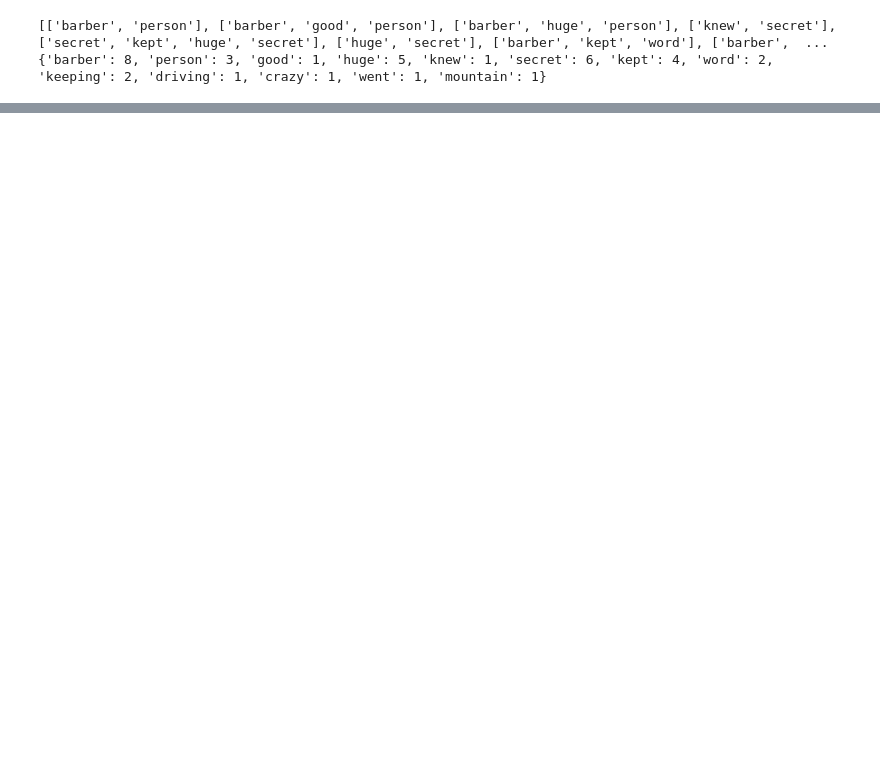
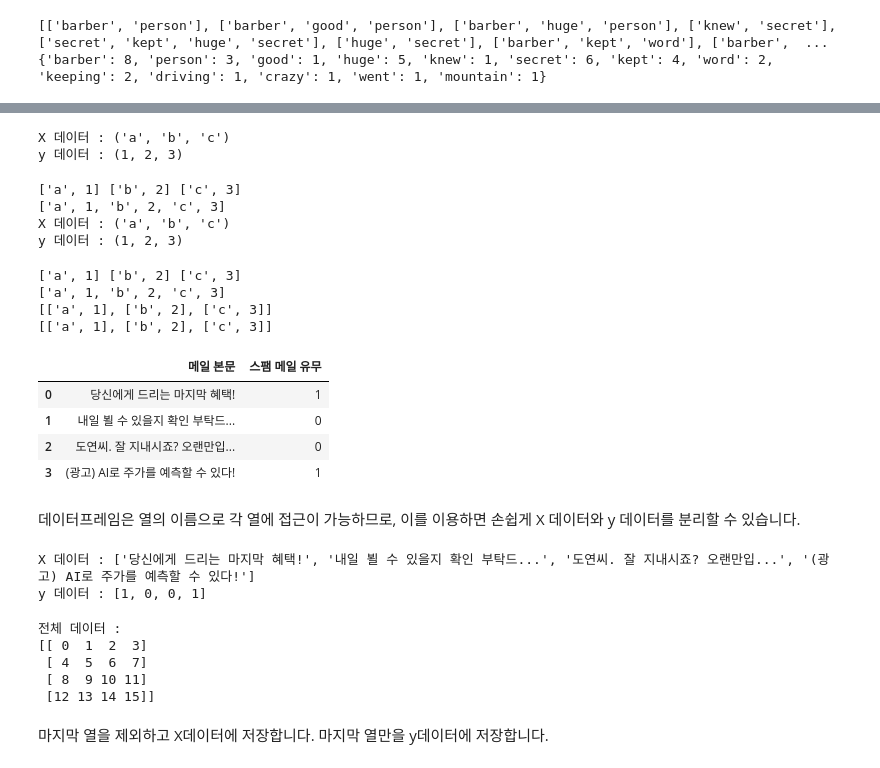
Before and after one commit to SHEWANTSME/album_classification, a Jupyter notebook: NLP_입문_7장까지.ipynb, the cells around one changed output, grey strips where cells are left out. Saved outputs shown, nothing was run; the diff lists cells and outputs as text; code cells hidden in the pictures; blank space fills up the shorter version.

```diff
--- a/NLP_입문_7장까지.ipynb
+++ b/NLP_입문_7장까지.ipynb
@@ -2001,0 +2495,78 @@ print(vocabulary) # 단어 빈도수
+# %%
+# X,y분리
+# 1. zip함수 이용
+X, y = zip(['a', 1], ['b', 2], ['c', 3])
+print('X 데이터 :',X)
+print('y 데이터 :',y)
+# 각 데이터에서 첫번째로 등장한 원소들끼리 묶이고,
+# 두번째로 등장한 원소들끼리 묶인 것을 볼 수 있습니다.
+# %% [output]
+X 데이터 : ('a', 'b', 'c')
+y 데이터 : (1, 2, 3)
+# %%
+# 리스트의 리스트 또는 행렬 또는 뒤에서 배울 개념인 2D 텐서.
+sequences = [['a', 1], ['b', 2], ['c', 3]]
+print(*sequences) # 아 얘는 그냥 맨앞 맨뒤 괄호만 벗기고
+print(sum(sequences,[])) # 얘는 그냥 한방에 묶어주네
+X, y = zip(*sequences)
+print('X 데이터 :',X)
+print('y 데이터 :',y)
+# %% [output]
+['a', 1] ['b', 2] ['c', 3]
+['a', 1, 'b', 2, 'c', 3]
+X 데이터 : ('a', 'b', 'c')
+y 데이터 : (1, 2, 3)
+# %%
+# 헷갈리는거 발생
+xx = [['a', 1], ['b', 2], ['c', 3]]
+print(*xx) # 아 얘는 그냥 맨앞 맨뒤 괄호만 벗기고
+print(sum(xx,[])) # 얘는 그냥 한방에 묶어주네
+
+xxx = [[['a', 1], ['b', 2], ['c', 3]]]
+print(*xxx)
+print(sum(xxx,[]))
+# 왜그럴까 ㅇㅅㅇ?
+# %% [output]
+['a', 1] ['b', 2] ['c', 3]
+['a', 1, 'b', 2, 'c', 3]
+[['a', 1], ['b', 2], ['c', 3]]
+[['a', 1], ['b', 2], ['c', 3]]
+# %%
+# 2. df 통해 분리
+values = [['당신에게 드리는 마지막 혜택!', 1],
+['내일 뵐 수 있을지 확인 부탁드...', 0],
+['도연씨. 잘 지내시죠? 오랜만입...', 0],
+['(광고) AI로 주가를 예측할 수 있다!', 1]]
+columns = ['메일 본문', '스팸 메일 유무']
+
+df = pd.DataFrame(values, columns=columns)
+df
+# %% [output]
+|  | 메일 본문 | 스팸 메일 유무 |
+| 0 | 당신에게 드리는 마지막 혜택! | 1 |
+| 1 | 내일 뵐 수 있을지 확인 부탁드... | 0 |
+| 2 | 도연씨. 잘 지내시죠? 오랜만입... | 0 |
+| 3 | (광고) AI로 주가를 예측할 수 있다! | 1 |
+# %% [markdown]
+데이터프레임은 열의 이름으로 각 열에 접근이 가능하므로, 이를 이용하면 손쉽게 X 데이터와 y 데이터를 분리할 수 있습니다.
+# %%
+X = df['메일 본문']
+y = df['스팸 메일 유무']
+print('X 데이터 :',X.to_list())
+print('y 데이터 :',list(y))
+# %% [output]
+X 데이터 : ['당신에게 드리는 마지막 혜택!', '내일 뵐 수 있을지 확인 부탁드...', '도연씨. 잘 지내시죠? 오랜만입...', '(광고) AI로 주가를 예측할 수 있다!']
+y 데이터 : [1, 0, 0, 1]
+# %%
+# 3. using numpy
+np_array = np.arange(0,16).reshape((4,4))
+print('전체 데이터 :')
+print(np_array)
+# %% [output]
+전체 데이터 :
+[[ 0  1  2  3]
+ [ 4  5  6  7]
+ [ 8  9 10 11]
+ [12 13 14 15]]
+# %% [markdown]
+마지막 열을 제외하고 X데이터에 저장합니다. 마지막 열만을 y데이터에 저장합니다.
```
Also changed, not shown: parts of 86 cells of this notebook.
